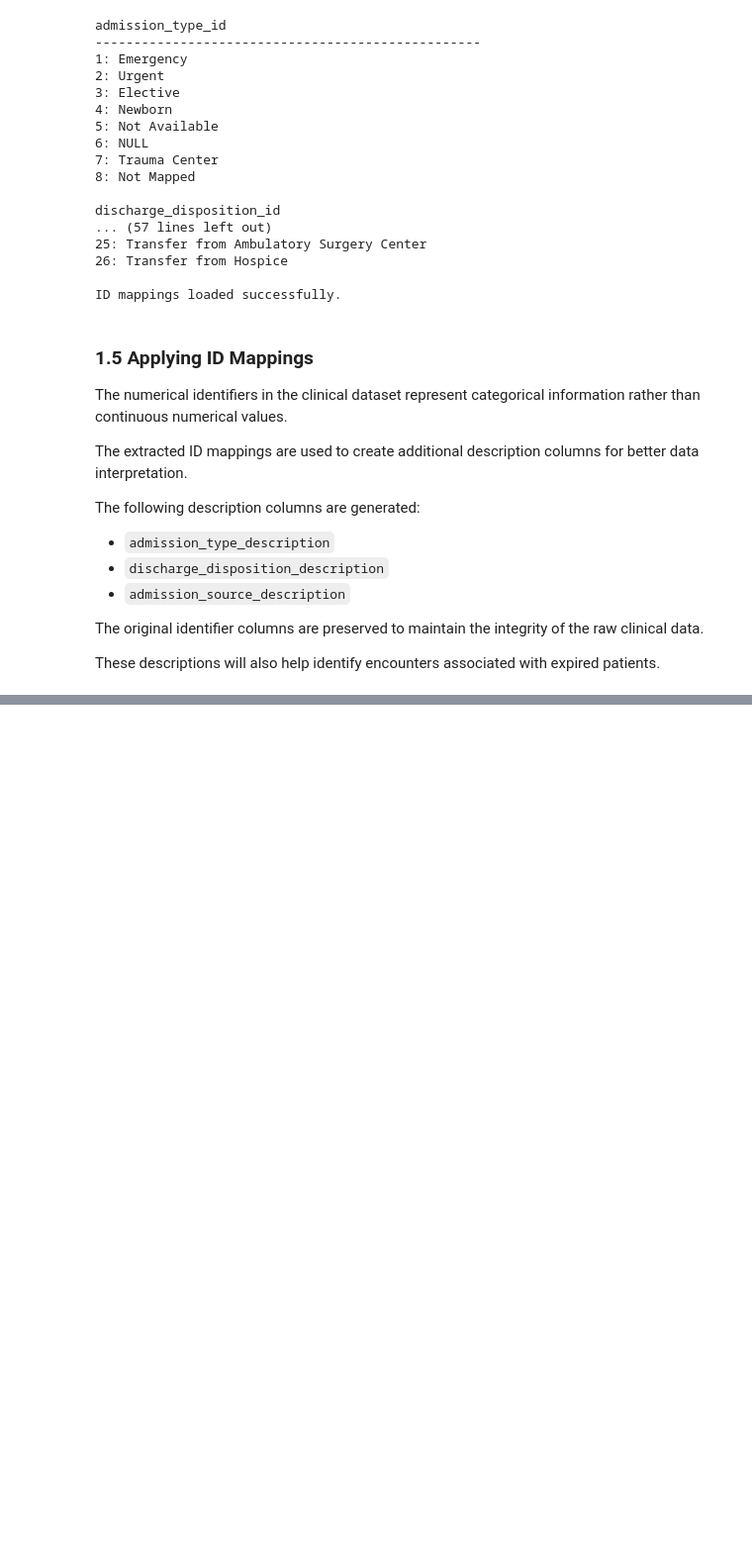
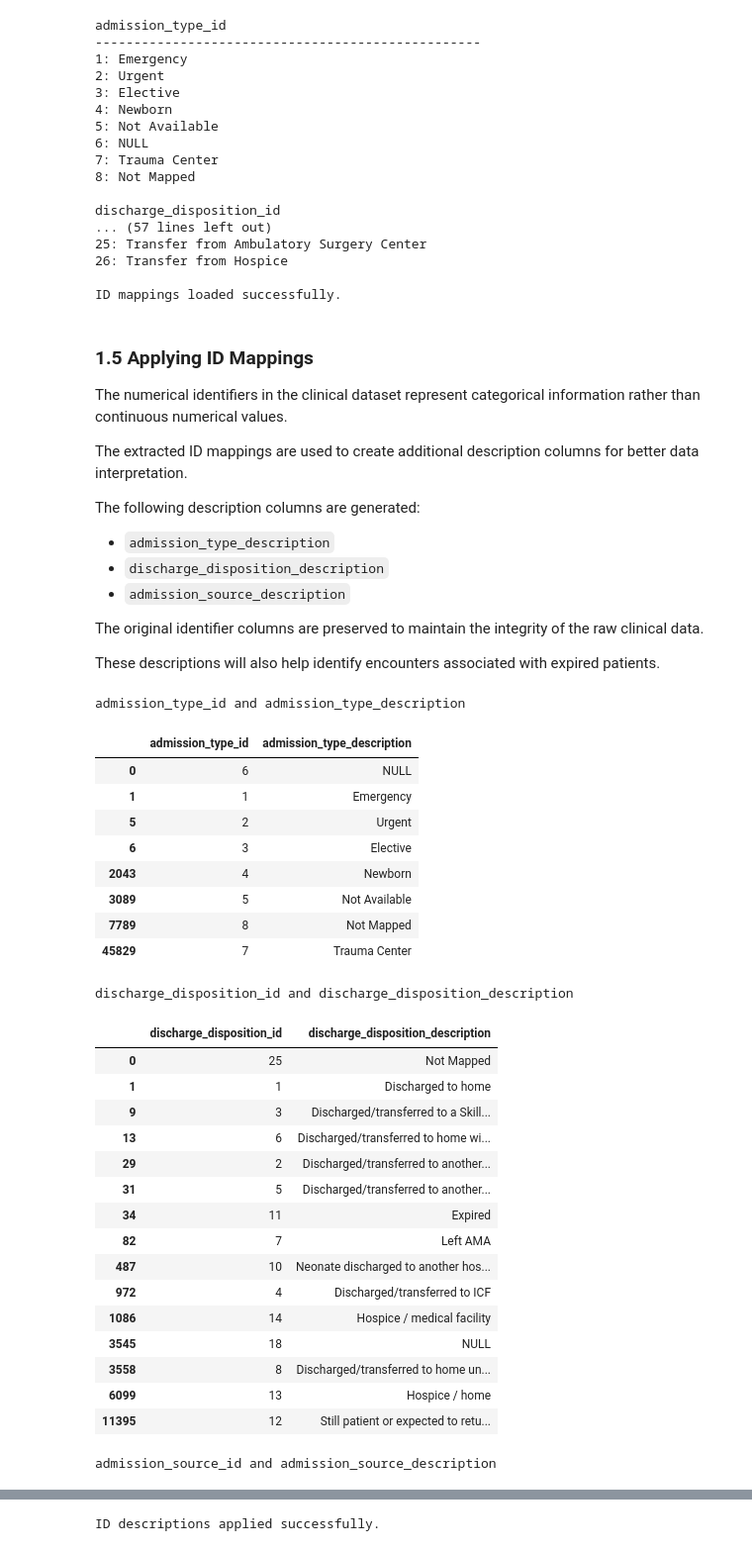
Before and after one commit to HasithaLWi/modeling-for-vitality-health-network, a Jupyter notebook: phase_01.ipynb, the cells around one changed output, grey strips where cells are left out. Shown at 99% size. Saved outputs shown, nothing was run; the diff lists cells and outputs as text; code cells hidden in the pictures; blank space fills up the shorter version.

Commit message:
Apply ID mappings to clinical dataset

```diff
--- a/phase_01.ipynb
+++ b/phase_01.ipynb
@@ -325,3 +325,70 @@ the integrity of the raw clinical data.
 
 These descriptions will also help identify encounters
 associated with expired patients.
+# %%
+# Step 1.5: Apply ID mappings to the clinical dataset
+
+# Create a working copy of the original dataset
+df_cleaned = df_raw.copy()
+
+# Define the identifier columns and their description columns
+mapping_columns = {
+    "admission_type_id": "admission_type_description",
+    "discharge_disposition_id": "discharge_disposition_description",
+    "admission_source_id": "admission_source_description"
+}
+
+# Apply the extracted mappings
+for id_column, description_column in mapping_columns.items():
+
+    # Convert identifier values into consistent string format
+    id_values = pd.to_numeric(
+        df_cleaned[id_column],
+        errors="coerce"
+    ).astype("Int64").astype("string")
+
+    # Add the corresponding descriptions
+    df_cleaned[description_column] = id_values.map(
+        id_mappings[id_column]
+    )
+
+# Display the mapped identifier columns
+for id_column, description_column in mapping_columns.items():
+
+    print(f"\n{id_column} and {description_column}")
+    display(
+        df_cleaned[
+            [id_column, description_column]
+        ].drop_duplicates().head(15)
+    )
+
+print("\nID descriptions applied successfully.")
+# %% [output]
+admission_type_id and admission_type_description
+|  | admission_type_id | admission_type_description |
+| 0 | 6 | NULL |
+| 1 | 1 | Emergency |
+| 5 | 2 | Urgent |
+| 6 | 3 | Elective |
+| 2043 | 4 | Newborn |
+| 3089 | 5 | Not Available |
+| 7789 | 8 | Not Mapped |
+| 45829 | 7 | Trauma Center |
+discharge_disposition_id and discharge_disposition_description
+|  | discharge_disposition_id | discharge_disposition_description |
+| 0 | 25 | Not Mapped |
+| 1 | 1 | Discharged to home |
+| 9 | 3 | Discharged/transferred to a Skill... |
+| 13 | 6 | Discharged/transferred to home wi... |
+| 29 | 2 | Discharged/transferred to another... |
+| 31 | 5 | Discharged/transferred to another... |
+| 34 | 11 | Expired |
+| 82 | 7 | Left AMA |
+| 487 | 10 | Neonate discharged to another hos... |
+| 972 | 4 | Discharged/transferred to ICF |
+| 1086 | 14 | Hospice / medical facility |
+| 3545 | 18 | NULL |
+| 3558 | 8 | Discharged/transferred to home un... |
+| 6099 | 13 | Hospice / home |
+| 11395 | 12 | Still patient or expected to retu... |
+admission_source_id and admission_source_description
@@ -327,0 +411 @@ associated with expired patients.
+ID descriptions applied successfully.
```
Also changed, not shown: parts of 1 cell of this notebook.
